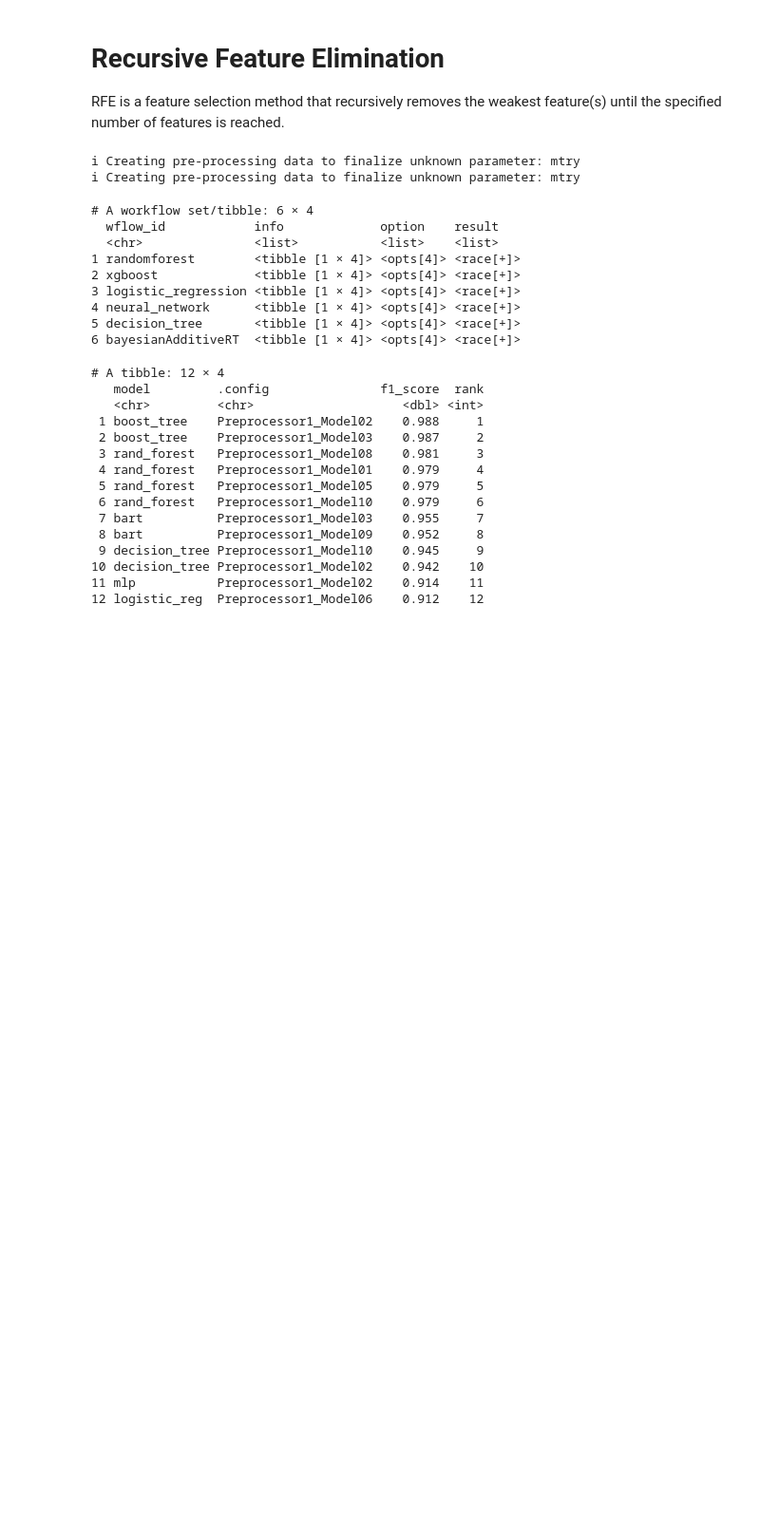
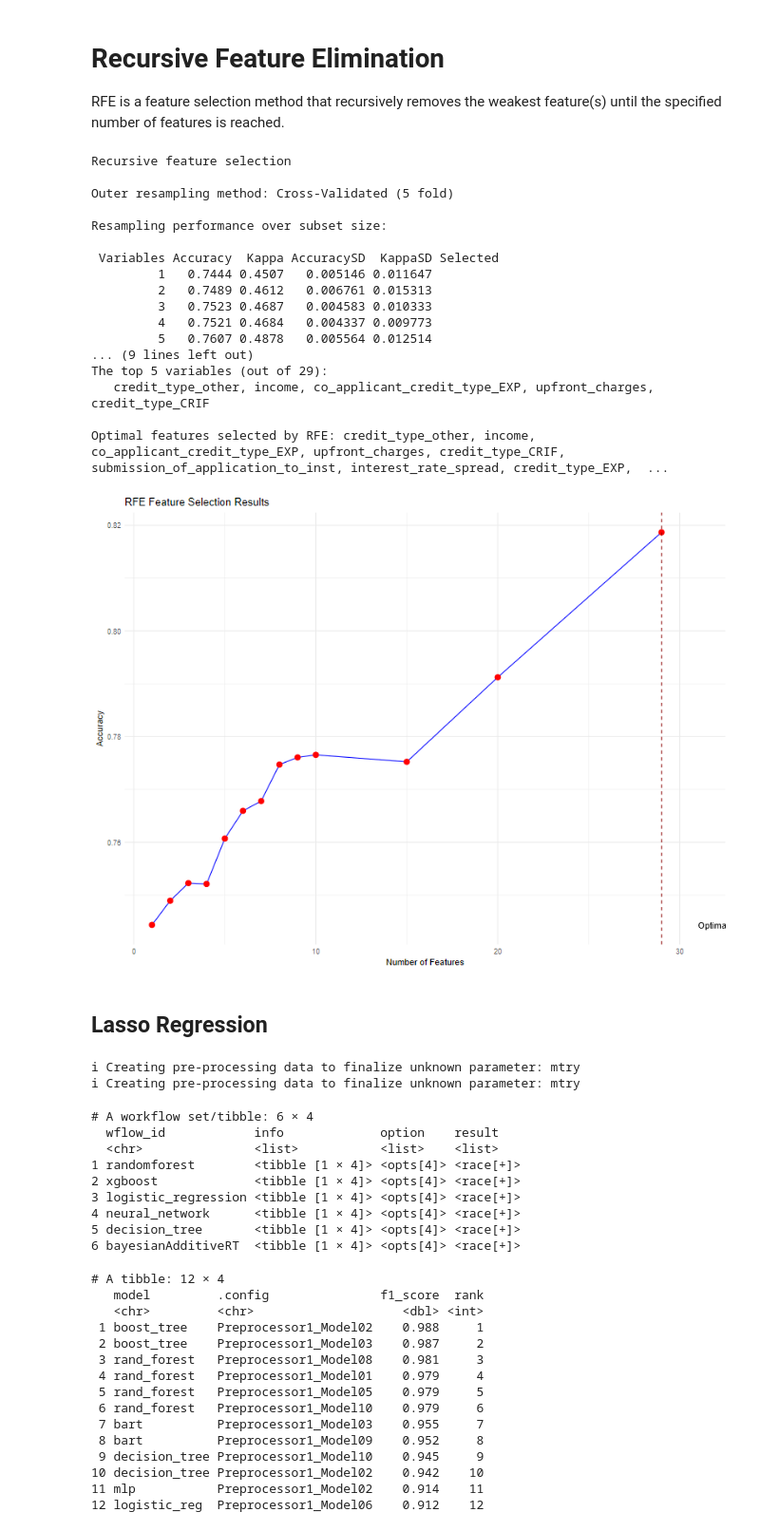
Before and after one commit to Chrisolande/Loan-Default, a Jupyter notebook: loan_data.ipynb, the cells around one changed output. Shown at 95% size. Saved outputs shown, nothing was run; the diff lists cells and outputs as text; code cells hidden in the pictures; blank space fills up the shorter version.

```diff
--- a/loan_data.ipynb
+++ b/loan_data.ipynb
@@ -1077,7 +1078,7 @@ registerDoParallel(cores = 3)
 
 # Define control parameters for RFE
 rfe_control <- rfeControl(
-  functions = treebagFuncs,  #Use Bagged Trees
+  functions = nbFuncs,  #Use NaiveBayes
   method = "cv",        # Cross-validation
   number = 5,           # 5-fold CV
   verbose = FALSE,
@@ -1089,8 +1090,54 @@ set.seed(123)
 rfe_result <- rfe(
   x = loan_train_processed %>% select(-status),
   y = loan_train_processed$status,
-  sizes = c(1:10, 15, 20),  # Evaluate these subset sizes
+  sizes = c(1:10, 15, 20),
   rfeControl = rfe_control
 )
 
 stopImplicitCluster()
+# %%
+# Print RFE results
+print(rfe_result)
+
+# Plot the results
+plot(rfe_result, type = c("g", "o"))
+
+# Get the optimal features
+optimal_vars <- predictors(rfe_result)
+cat("Optimal features selected by RFE:", paste(optimal_vars, collapse = ", "))
+
+# Plot the selected feature set performance
+ggplot(data = data.frame(
+  Variables = rfe_result$results$Variables,
+  Accuracy = rfe_result$results$Accuracy
+)) +
+  geom_line(aes(x = Variables, y = Accuracy), color = "blue") +
+  geom_point(aes(x = Variables, y = Accuracy), color = "red", size = 3) +
+  geom_vline(xintercept = rfe_result$optsize, linetype = "dashed", color = "darkred") +
+  annotate("text", x = rfe_result$optsize + 2, y = min(rfe_result$results$Accuracy),
+           label = paste("Optimal size:", rfe_result$optsize), hjust = 0) +
+  labs(title = "RFE Feature Selection Results",
+       x = "Number of Features",
+       y = "Accuracy") +
+  theme_minimal()
+# %% [output]
+Recursive feature selection
+
+Outer resampling method: Cross-Validated (5 fold)
+
+Resampling performance over subset size:
+
+ Variables Accuracy  Kappa AccuracySD  KappaSD Selected
+         1   0.7444 0.4507   0.005146 0.011647
+         2   0.7489 0.4612   0.006761 0.015313
+         3   0.7523 0.4687   0.004583 0.010333
+         4   0.7521 0.4684   0.004337 0.009773
+         5   0.7607 0.4878   0.005564 0.012514
+... (9 lines left out)
+The top 5 variables (out of 29):
+   credit_type_other, income, co_applicant_credit_type_EXP, upfront_charges, credit_type_CRIF
+
+Optimal features selected by RFE: credit_type_other, income, co_applicant_credit_type_EXP, upfront_charges, credit_type_CRIF, submission_of_application_to_inst, interest_rate_spread, credit_type_EXP,  ...
+[figure, added]
+# %% [markdown]
+## Lasso Regression
```
Also changed, not shown: parts of 14 cells of this notebook.
